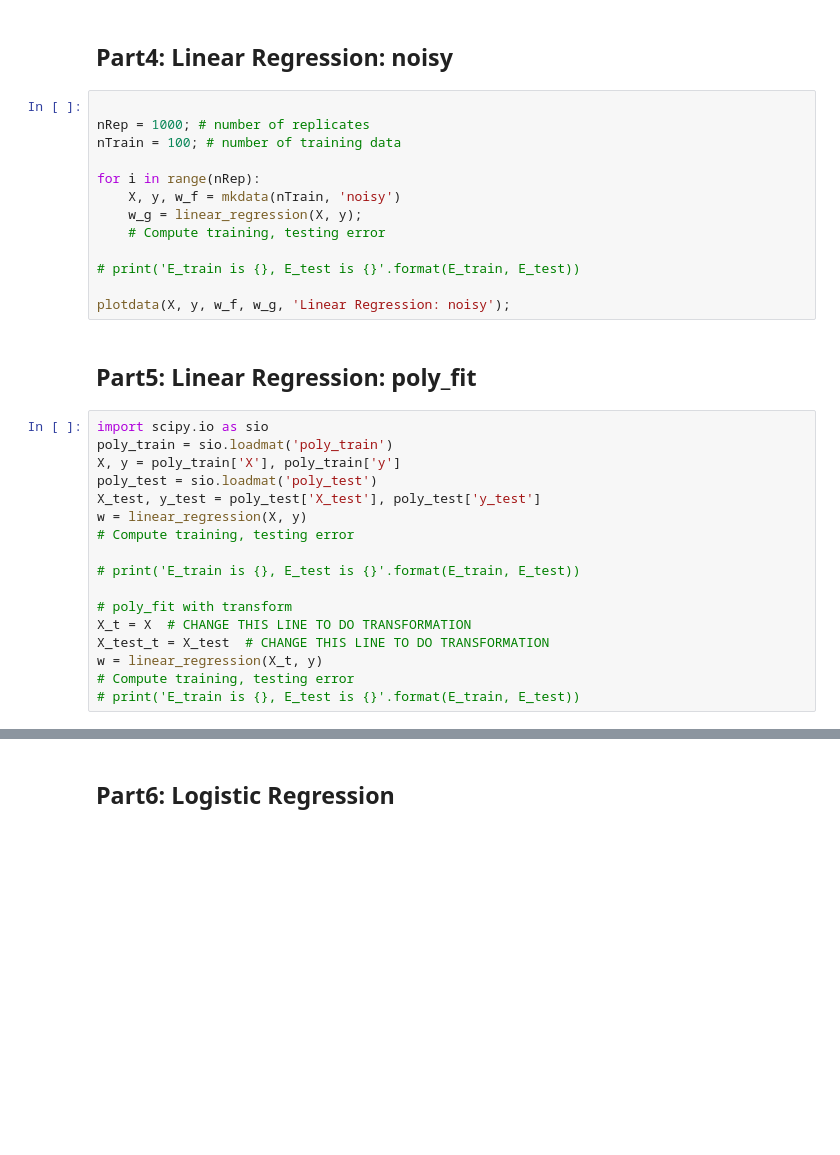
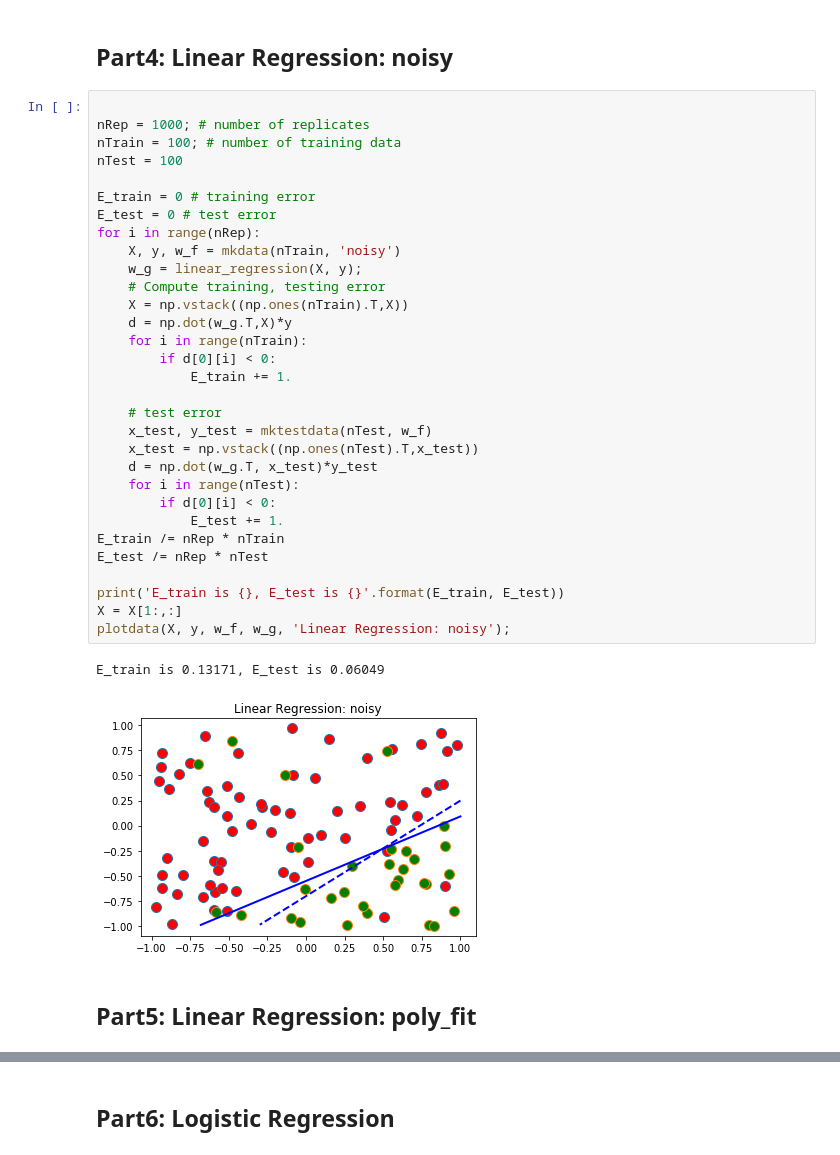
Before and after one commit to Agnique/DataMining_ZJU_2019, a Jupyter notebook: hw2/linear-models/run.ipynb, the cells around one changed output, grey strips where cells are left out. Saved outputs shown, nothing was run; the diff lists cells and outputs as text; blank space fills up the shorter version.

```diff
--- a/hw2/linear-models/run.ipynb
+++ b/hw2/linear-models/run.ipynb
@@ -70,32 +156,36 @@ plotdata(X, y, w_f, w_g, 'Linear Regression');
 # %%
 
 nRep = 1000; # number of replicates
 nTrain = 100; # number of training data
+nTest = 100
 
+E_train = 0 # training error
+E_test = 0 # test error
 for i in range(nRep):
     X, y, w_f = mkdata(nTrain, 'noisy')
     w_g = linear_regression(X, y);
     # Compute training, testing error
+    X = np.vstack((np.ones(nTrain).T,X))
+    d = np.dot(w_g.T,X)*y
+    for i in range(nTrain):
+        if d[0][i] < 0:
+            E_train += 1.
 
-# print('E_train is {}, E_test is {}'.format(E_train, E_test))
+    # test error
+    x_test, y_test = mktestdata(nTest, w_f)
+    x_test = np.vstack((np.ones(nTest).T,x_test))
+    d = np.dot(w_g.T, x_test)*y_test
+    for i in range(nTest):
+        if d[0][i] < 0:
+            E_test += 1.
+E_train /= nRep * nTrain
+E_test /= nRep * nTest
 
+print('E_train is {}, E_test is {}'.format(E_train, E_test))
+X = X[1:,:]
 plotdata(X, y, w_f, w_g, 'Linear Regression: noisy');
+# %% [output]
+E_train is 0.13171, E_test is 0.06049
+[figure, added]
 # %% [markdown]
 ## Part5: Linear Regression: poly_fit
-# %%
-import scipy.io as sio
-poly_train = sio.loadmat('poly_train')
-X, y = poly_train['X'], poly_train['y']
-poly_test = sio.loadmat('poly_test')
-X_test, y_test = poly_test['X_test'], poly_test['y_test']
-w = linear_regression(X, y)
-# Compute training, testing error
-
-# print('E_train is {}, E_test is {}'.format(E_train, E_test))
-
-# poly_fit with transform
-X_t = X  # CHANGE THIS LINE TO DO TRANSFORMATION
-X_test_t = X_test  # CHANGE THIS LINE TO DO TRANSFORMATION
-w = linear_regression(X_t, y)
-# Compute training, testing error
-# print('E_train is {}, E_test is {}'.format(E_train, E_test))
```
Also changed, not shown: parts of 9 cells of this notebook, 14 other files.
